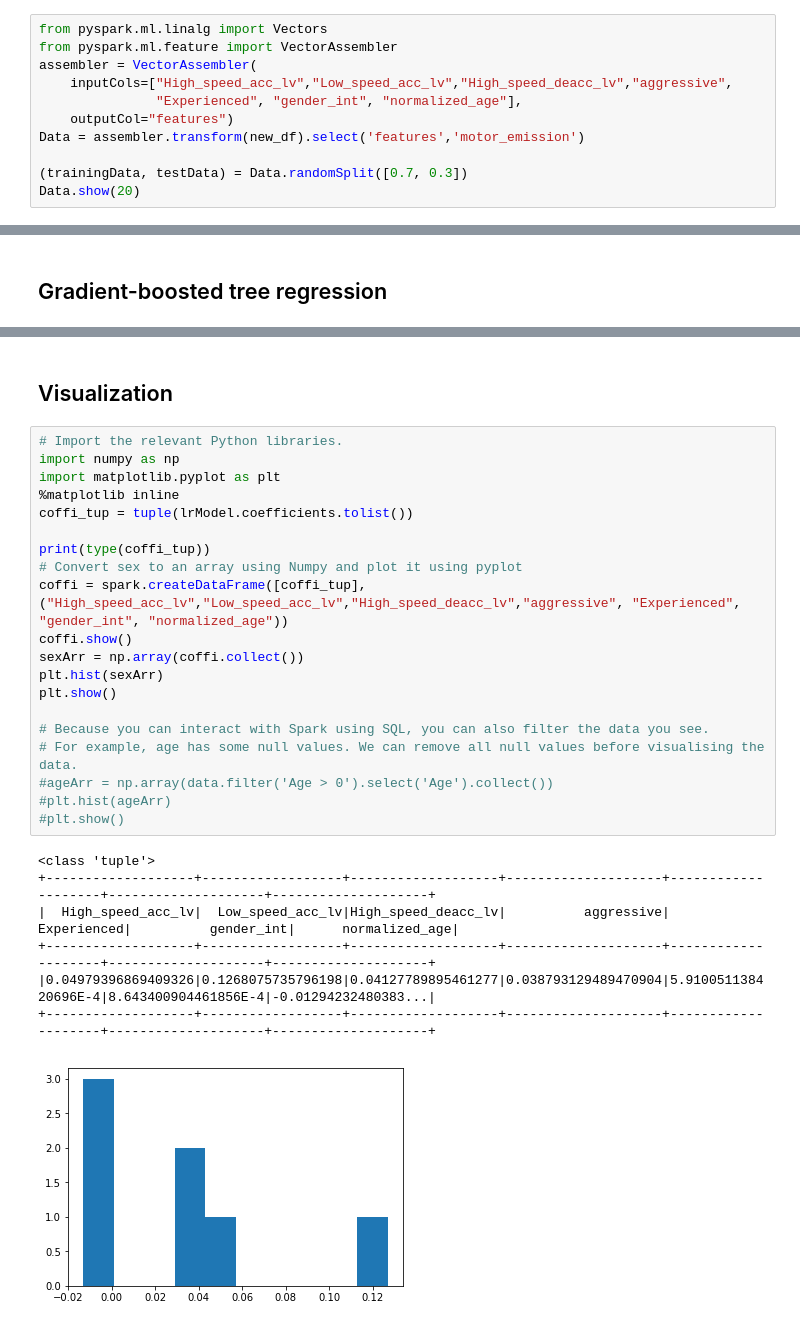
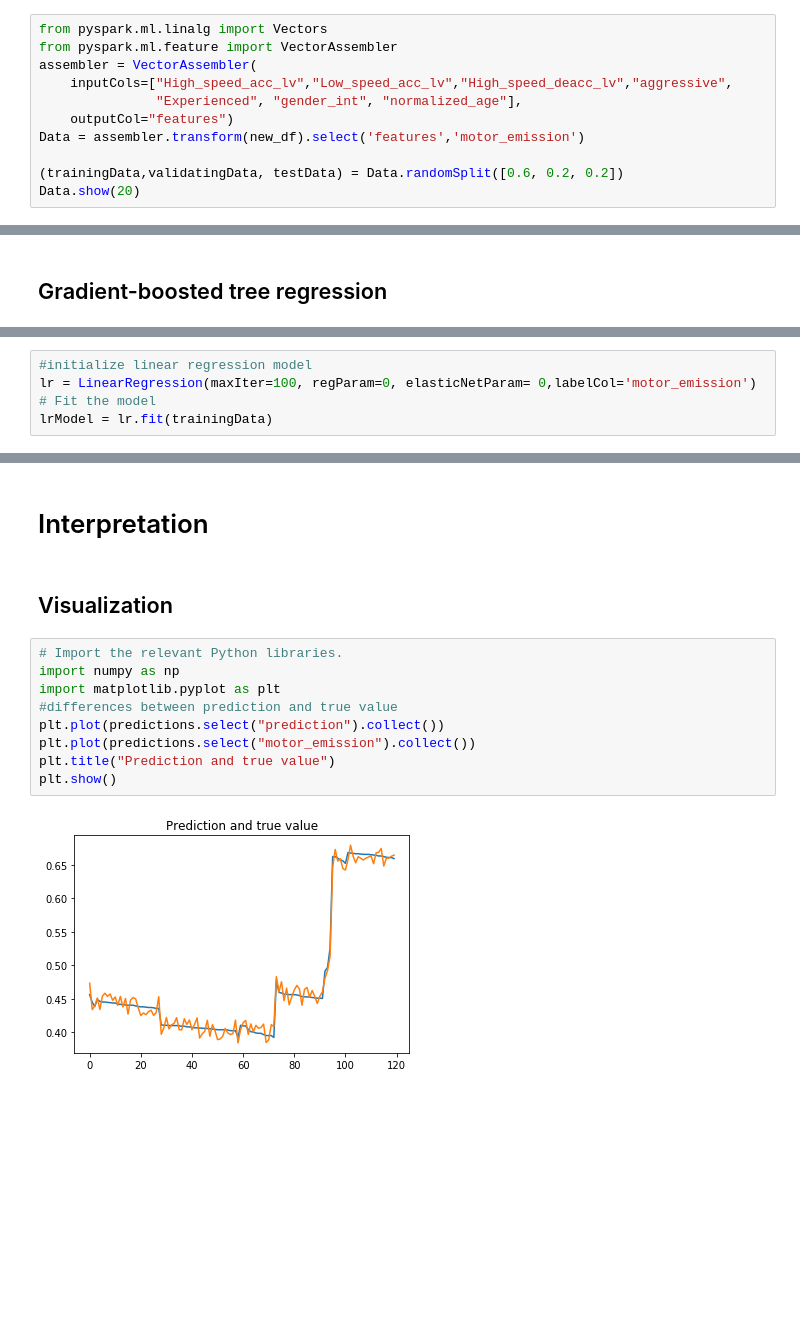
Before and after one commit to 14353160lzx/iteration4, a Jupyter notebook: Iteration4.ipynb, the cells around one changed output, grey strips where cells are left out. Saved outputs shown, nothing was run; the diff lists cells and outputs as text; blank space fills up the shorter version.

```diff
--- a/Iteration4.ipynb
+++ b/Iteration4.ipynb
@@ -329,7 +329,7 @@ assembler = VectorAssembler(
     outputCol="features")
 Data = assembler.transform(new_df).select('features','motor_emission')
 
-(trainingData, testData) = Data.randomSplit([0.7, 0.3])
+(trainingData,validatingData, testData) = Data.randomSplit([0.6, 0.2, 0.2])
 Data.show(20)
 # %% [output]
 +--------------------+--------------+
@@ -544,0 +587,5 @@ GBTRegressionModel (uid=GBTRegressor_40bdad18a1904adabdaf) with 10 trees
+# %%
+#initialize linear regression model
+lr = LinearRegression(maxIter=100, regParam=0, elasticNetParam= 0,labelCol='motor_emission')
+# Fit the model
+lrModel = lr.fit(trainingData)
@@ -545,30 +660,15 @@ GBTRegressionModel (uid=GBTRegressor_40bdad18a1904adabdaf) with 10 trees
+# %% [markdown]
+# Interpretation
 # %% [markdown]
 ## Visualization
-# %%
-# Import the relevant Python libraries.
-import numpy as np
-import matplotlib.pyplot as plt
-%matplotlib inline
-coffi_tup = tuple(lrModel.coefficients.tolist())
-
-print(type(coffi_tup))
-# Convert sex to an array using Numpy and plot it using pyplot
-coffi = spark.createDataFrame([coffi_tup], ("High_speed_acc_lv","Low_speed_acc_lv","High_speed_deacc_lv","aggressive", "Experienced", "gender_int", "normalized_age"))
-coffi.show()
-sexArr = np.array(coffi.collect())
-plt.hist(sexArr)
-plt.show()
-
-# Because you can interact with Spark using SQL, you can also filter the data you see.
-# For example, age has some null values. We can remove all null values before visualising the data.
-#ageArr = np.array(data.filter('Age > 0').select('Age').collect())
-#plt.hist(ageArr)
-#plt.show()
-# %% [output]
-<class 'tuple'>
-+-------------------+------------------+-------------------+--------------------+--------------------+--------------------+--------------------+
-|  High_speed_acc_lv|  Low_speed_acc_lv|High_speed_deacc_lv|          aggressive|         Experienced|          gender_int|      normalized_age|
-+-------------------+------------------+-------------------+--------------------+--------------------+--------------------+--------------------+
-|0.04979396869409326|0.1268075735796198|0.04127789895461277|0.038793129489470904|5.910051138420696E-4|8.643400904461856E-4|-0.01294232480383...|
-+-------------------+------------------+-------------------+--------------------+--------------------+--------------------+--------------------+
-[figure, removed]
+# %%
+# Import the relevant Python libraries.
+import numpy as np
+import matplotlib.pyplot as plt
+#differences between prediction and true value
+plt.plot(predictions.select("prediction").collect())
+plt.plot(predictions.select("motor_emission").collect())
+plt.title("Prediction and true value")
+plt.show()
+# %% [output]
+[figure, added]
```
Also changed, not shown: parts of 17 cells of this notebook, 1 other file.
